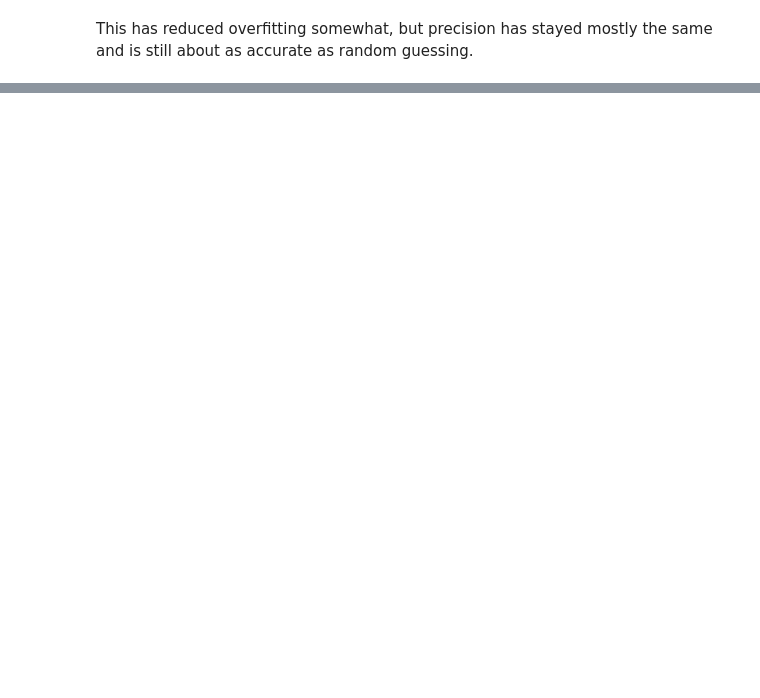
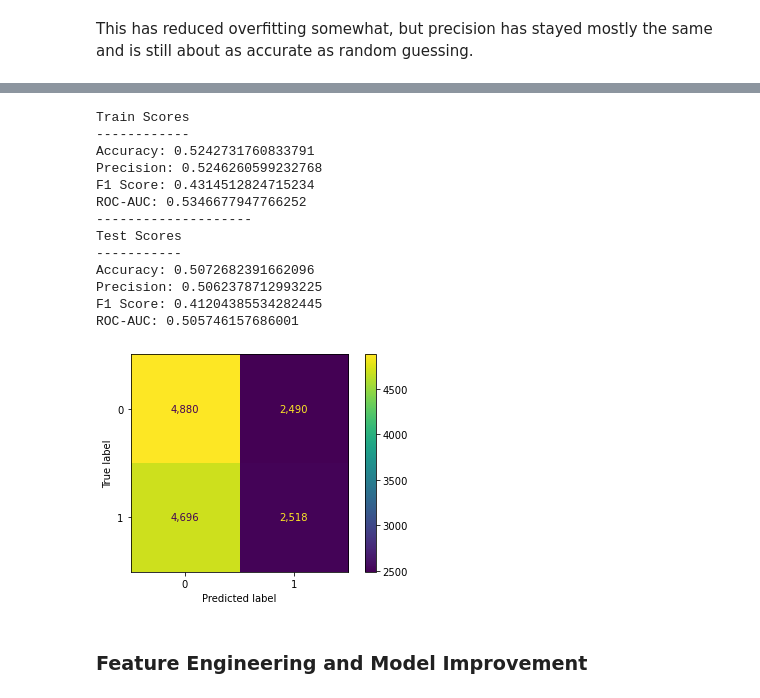
Before and after one commit to alexiskedo/Predicting-School-Performance, a Jupyter notebook: Preprocessing & Modeling.ipynb, the cells around one changed output, grey strips where cells are left out. Cells and saved outputs as stored; diff of their text form; code cells hidden in the pictures; blank space fills up the shorter version.

```diff
--- a/Preprocessing & Modeling.ipynb
+++ b/Preprocessing & Modeling.ipynb
@@ -318,0 +362,19 @@ ImportError: cannot import name '_cuda_array_interface' from 'xgboost.core' (/op
+# %%
+fn.evaluate(ada, X_train_scaled, X_test_scaled, y_train, y_test)
+# %% [output]
+Train Scores
+------------
+Accuracy: 0.5242731760833791
+Precision: 0.5246260599232768
+F1 Score: 0.4314512824715234
+ROC-AUC: 0.5346677947766252
+--------------------
+Test Scores
+-----------
+Accuracy: 0.5072682391662096
+Precision: 0.5062378712993225
+F1 Score: 0.41204385534282445
+ROC-AUC: 0.505746157686001
+[figure, added]
+# %% [markdown]
+### Feature Engineering and Model Improvement
```
Also changed, not shown: parts of 39 cells of this notebook.
